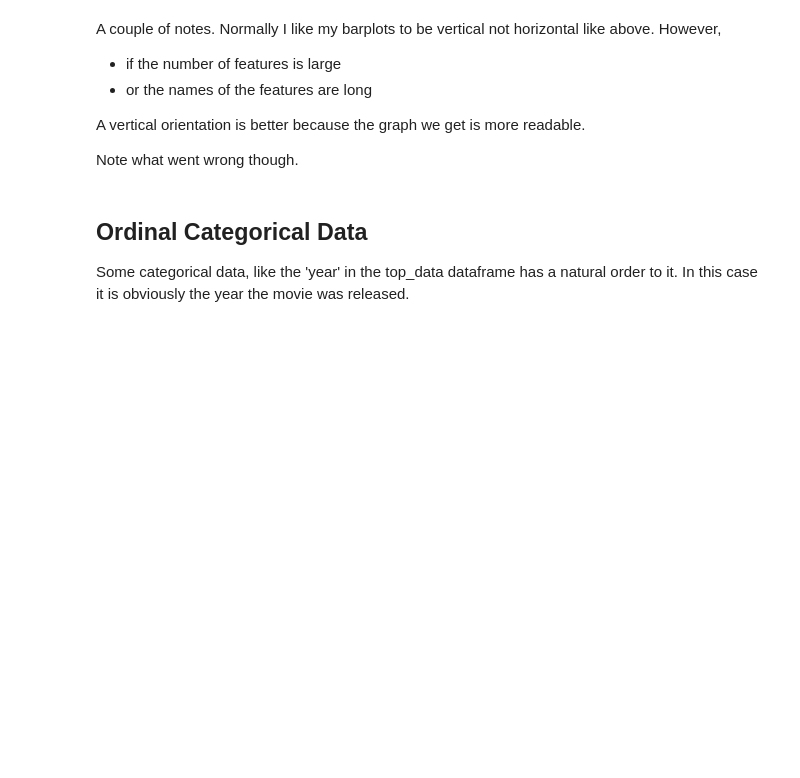
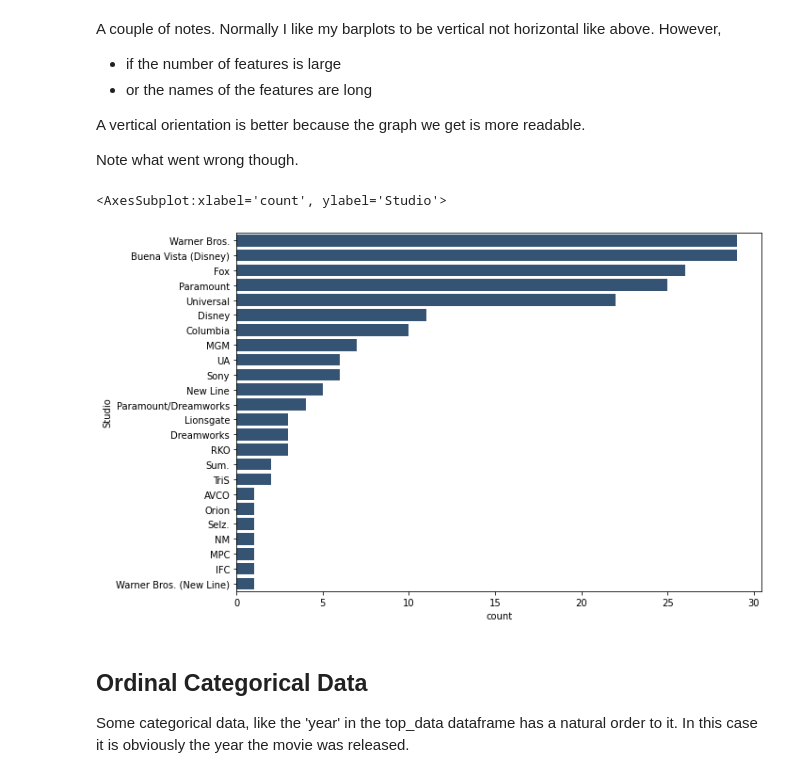
Before and after one commit to virgilpierce/STAT_111, a Jupyter notebook: Class 9-16 Visualizations.ipynb, the cells around one changed output. Cells and saved outputs as stored; diff of their text form; code cells hidden in the pictures; blank space fills up the shorter version.

```diff
--- a/Class 9-16 Visualizations.ipynb
+++ b/Class 9-16 Visualizations.ipynb
@@ -240,8 +361,11 @@ Note what went wrong though.
 # %%
 # It might make more sense to sort the data first.
 
-plt.figure(figsize=(7, 10))
+plt.figure(figsize=(10, 7))
 sns.barplot(x='count', y='Studio', data=movies_count.sort_values('count', ascending=False), color='#2B547E')
+# %% [output]
+<AxesSubplot:xlabel='count', ylabel='Studio'>
+[figure, added]
 # %% [markdown]
 ## Ordinal Categorical Data
 
```
Also changed, not shown: parts of 19 cells of this notebook.
